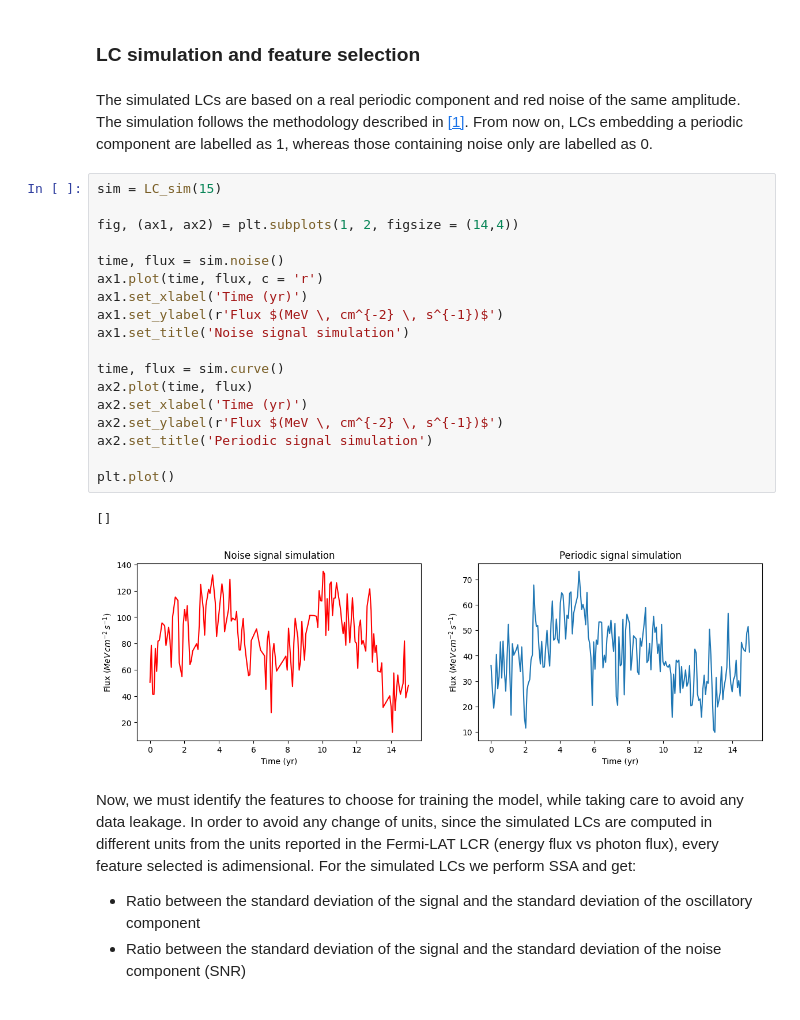
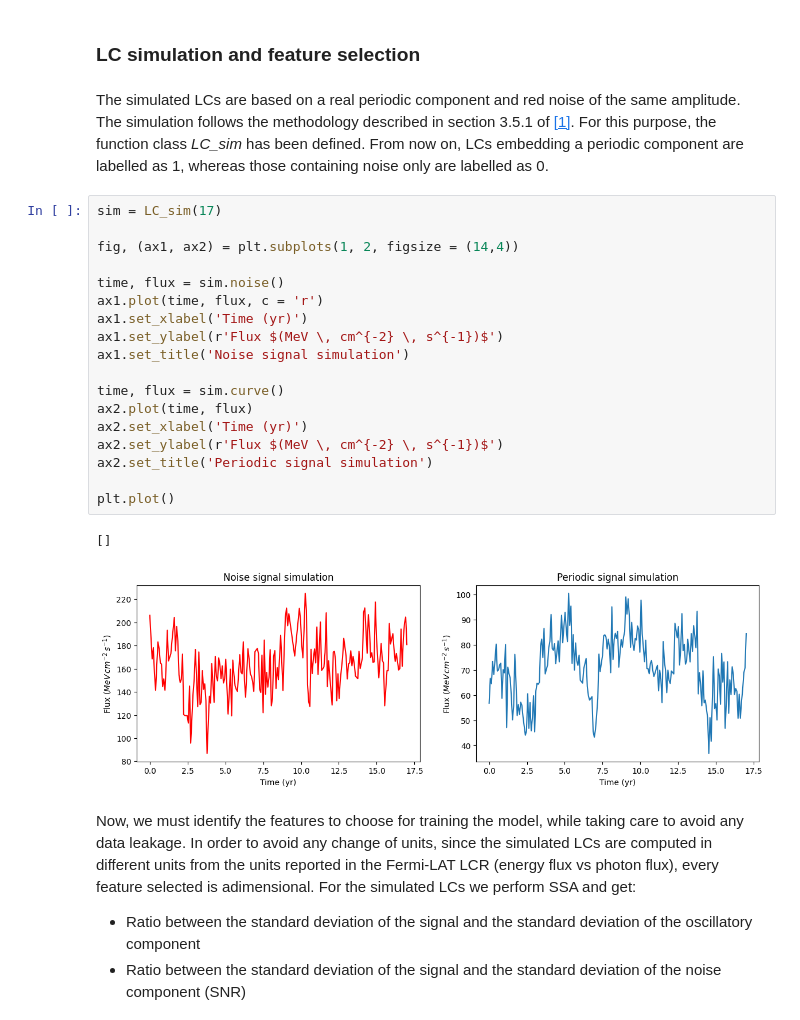
Before and after one commit to AaronAlonsoM/Search-for-SMBH-Systems, a Jupyter notebook: notebooks/Search for Supermassive Binary Black Holes Systems.ipynb, the cells around one changed output. Cells and saved outputs as stored; diff of their text form.

```diff
--- a/notebooks/Search for Supermassive Binary Black Holes Systems.ipynb
+++ b/notebooks/Search for Supermassive Binary Black Holes Systems.ipynb
@@ -265,28 +263,28 @@ A new perspective on this task is to develop a machine learning model and train
 # %% [markdown]
 ### LC simulation and feature selection
 # %% [markdown]
-The simulated LCs are based on a real periodic component and red noise of the same amplitude. The simulation follows the methodology described in <a href="#ref1">[1]</a>. From now on, LCs embedding a periodic component are labelled as 1, whereas those containing noise only are labelled as 0.
+The simulated LCs are based on a real periodic component and red noise of the same amplitude. The simulation follows the methodology described in section 3.5.1 of <a href="#ref1">[1]</a>. For this purpose, the function class *LC_sim* has been defined. From now on, LCs embedding a periodic component are labelled as 1, whereas those containing noise only are labelled as 0.
 # %%
-sim = LC_sim(15)
+sim = LC_sim(17)
 
 fig, (ax1, ax2) = plt.subplots(1, 2, figsize = (14,4))
 
 time, flux = sim.noise()
 ax1.plot(time, flux, c = 'r')
 ax1.set_xlabel('Time (yr)')
 ax1.set_ylabel(r'Flux $(MeV \, cm^{-2} \, s^{-1})$')
 ax1.set_title('Noise signal simulation')
 
 time, flux = sim.curve()
 ax2.plot(time, flux)
 ax2.set_xlabel('Time (yr)')
 ax2.set_ylabel(r'Flux $(MeV \, cm^{-2} \, s^{-1})$')
 ax2.set_title('Periodic signal simulation')
 
 plt.plot()
 # %% [output]
 []
-[figure, old version]
+[figure, new version]
 # %% [markdown]
 Now, we must identify the features to choose for training the model, while taking care to avoid any data leakage. In order to avoid any change of units, since the simulated LCs are computed in different units from the units reported in the Fermi-LAT LCR (energy flux vs photon flux), every feature selected is adimensional. For the simulated LCs we perform SSA and get:
 
```
Also changed, not shown: parts of 36 cells of this notebook, 6 other files.
